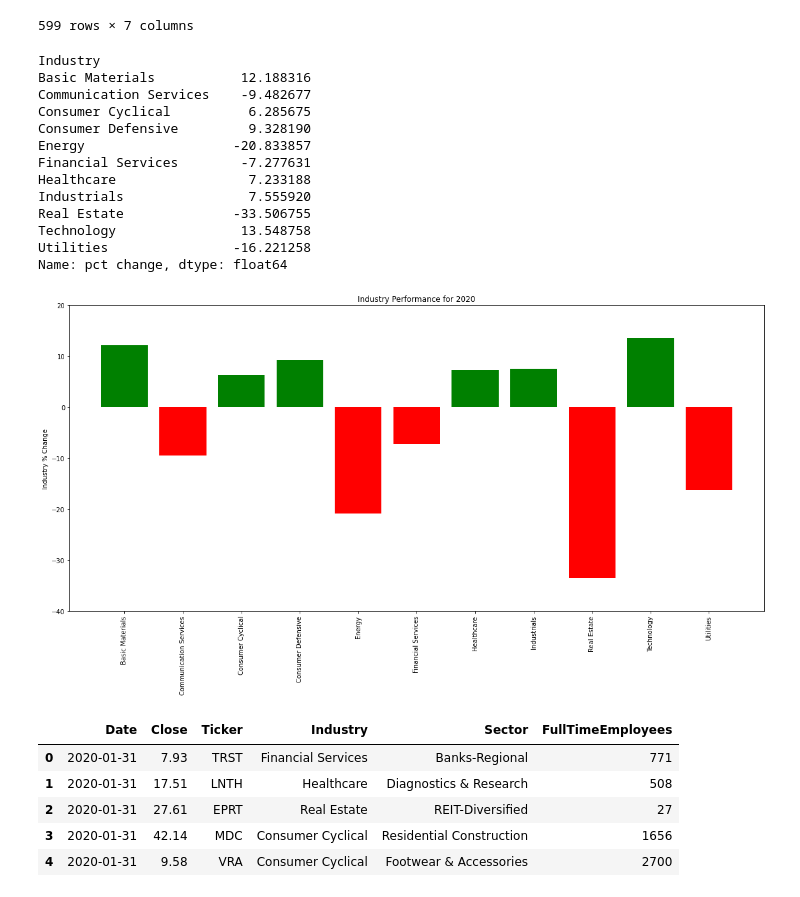
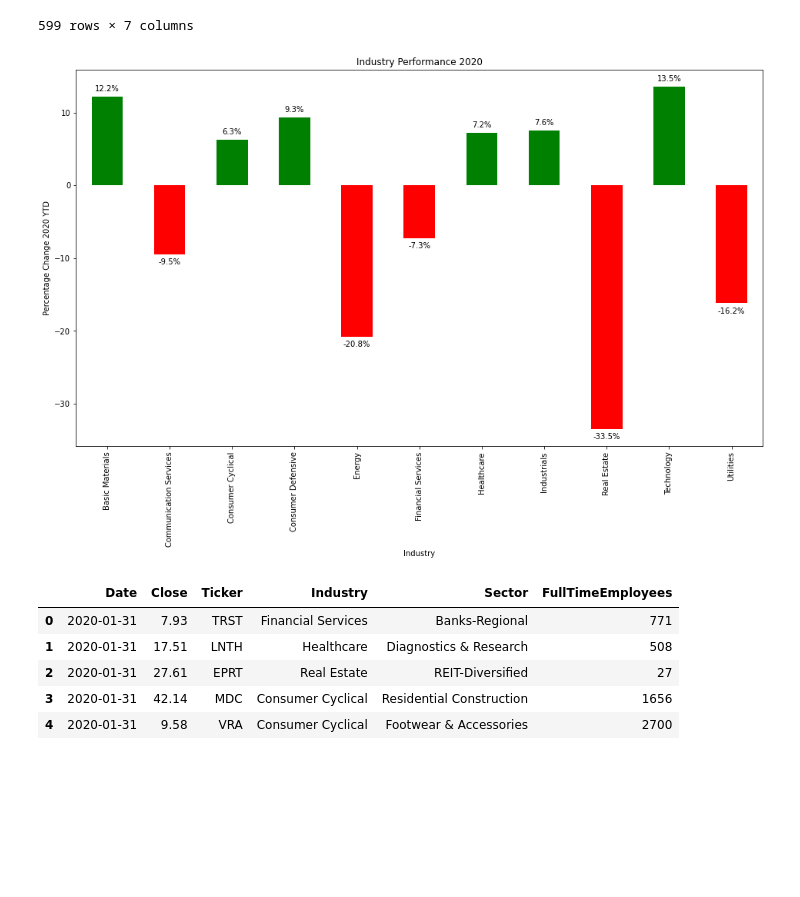
Before and after one commit to andresALLDAY/Project1, a Jupyter notebook: industry_plots.ipynb, the cells around one changed output. Cells and saved outputs as stored; diff of their text form; code cells hidden in the pictures; blank space fills up the shorter version.

Commit message:
Added value labels to bar chart for industry performance.

```diff
--- a/industry_plots.ipynb
+++ b/industry_plots.ipynb
@@ -38,35 +78,19 @@ ticker2020
 # %%
 indchg = ticker2020.groupby('Industry')['pct change'].mean()
 industry = indchg.to_frame(name='Pct Chg')
 industry.reset_index(inplace=True)
-industry
-x = industry['Industry']
+x_labels = industry['Industry'].to_list()
 y = industry['Pct Chg']
-sec = np.arange(len(x))
 plt.figure(figsize=(16,9))
-plt.bar(x,y, align='center',color=['green', 'red','green','green','red','red','green','green','red','green','red'])
-plt.xticks(sec,x,rotation=90)
-plt.ylabel('Industry % Change')
-plt.title('Industry Performance for 2020')
-plt.ylim((-40,20))
-plt.tight_layout()
-plt.savefig('images/industry_performance_2020.png')
-indchg
+ax = y.plot(kind='bar', color=(y > 0).map({True: 'g', False:'r'}))
+ax.set_title('Industry Performance 2020')
+ax.set_xlabel('Industry')
+ax.set_ylabel('Percentage Change 2020 YTD')
+ax.set_xticklabels(x_labels)
+add_value_labels(ax)
+plt.savefig('images/industry_performance_w_labels.png')
 # %% [output]
-Industry
-Basic Materials           12.188316
-Communication Services    -9.482677
-Consumer Cyclical          6.285675
-Consumer Defensive         9.328190
-Energy                   -20.833857
-Financial Services        -7.277631
-Healthcare                 7.233188
-Industrials                7.555920
-Real Estate              -33.506755
-Technology                13.548758
-Utilities                -16.221258
-Name: pct change, dtype: float64
-[figure, old version]
+[figure, new version]
 # %%
 file3 = 'api-data/yearly_summary/prices_for_2020.csv'
 stocks = pd.read_csv(file3)
```
Also changed, not shown: parts of 1 cell of this notebook, 2 other files.
